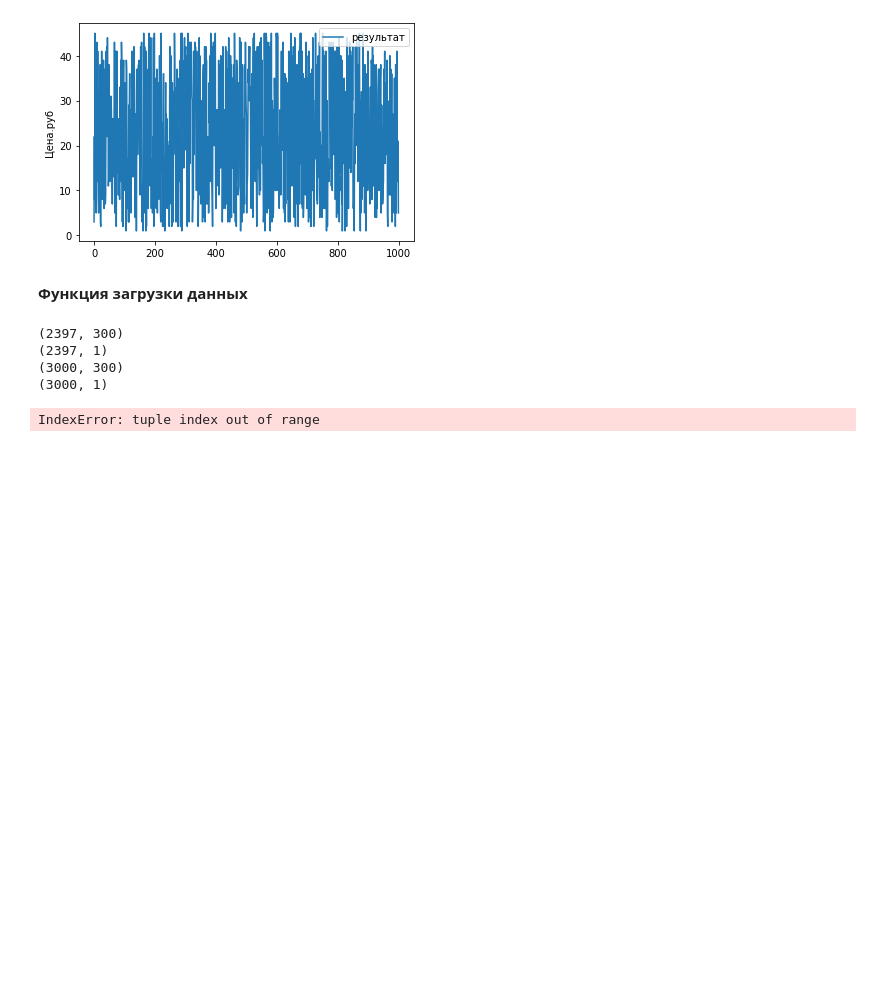
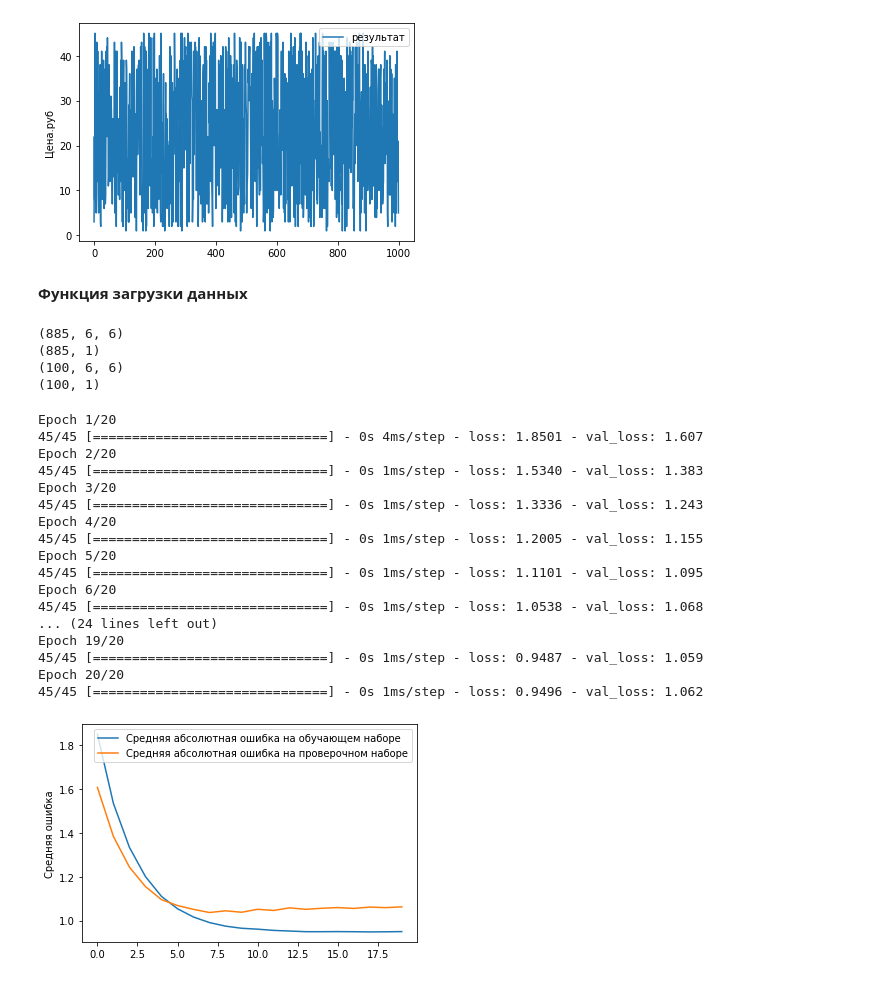
Before and after one commit to fazalpge/Forecast, a Jupyter notebook: pythonProject/Forecast_nuberline.ipynb, the cells around one changed output. Saved outputs shown, nothing was run; the diff lists cells and outputs as text; code cells hidden in the pictures; blank space fills up the shorter version.

```diff
--- a/pythonProject/Forecast_nuberline.ipynb
+++ b/pythonProject/Forecast_nuberline.ipynb
@@ -80,13 +80,13 @@ def DataNormalization(data, Channels, Normalization):
     scaler = MinMaxScaler()
 
   #Берём только те каналы, которые указаны в аргументе функции
-  resData = data.reshape(-1,1)
-  #[:,Channels]
+  resData = data[:,Channels]
   #Обучаем нормировщик
   scaler.fit(resData)
   #Нормируем данные
   resData = scaler.transform(resData)
   return (resData, scaler)
+
 #Функция "раскусывания" данных для временных рядов
 #data - данные
 #xLen - размер фрема, по которому предсказываем
@@ -143,34 +143,32 @@ def getXTrainFromTimeSeries(data, xLen, xChannels, yChannels, stepsForward, xNor
     xVal = np.array([x.flatten() for x in xVal])
 
   return (xTrain, yTrain), (xVal, yVal), (xScaler, yScaler)
-
-
-
-#Формируем параметры загрузки данных
-xLen = 300 #Анализируем по 300 прошедшим точкам
-stepsForward = 1 #Предсказываем на 1 шаг вперёд
-xChannels = [0] #Используемвсе входные каналы
-yChannels = [0] #Предказываем только open канал
-xNormalization = 0 #Нормируем входные каналы стандартным распределением
-yNormalization = 0#Нормируем выходные каналы стандартным распределением
-valLen = 3000 #Используем 30.000 записей для проверки0
-returnFlatten = 1 #Вернуть одномерные вечеторы
-convertToDerivative = 0 #Не превращать в производную
-
-#Загружаем данные
-(xTrain, yTrain), (xVal, yVal), (xScaler, yScaler) = \
-    getXTrainFromTimeSeries(con_r, xLen, xChannels, yChannels, stepsForward, xNormalization, yNormalization, returnFlatten, valLen, convertToDerivative)
-
-#Выводим размеры данных для проверки
-print(xTrain.shape)
-print(yTrain.shape)
-print(xVal.shape)
-print(yVal.shape)
-# %% [output]
-(2397, 300)
-(2397, 1)
-(3000, 300)
-(3000, 1)
+# %%
+#Формируем параметры загрузки данных
+xLen = 6 #Анализируем по 300 прошедшим точкам
+stepsForward = 1 #Предсказываем на 1 шаг вперёд
+xChannels = range(con.shape[1]) #Используемвсе входные каналы
+yChannels = [0] #Предказываем только open канал
+xNormalization = 0 #Нормируем входные каналы стандартным распределением
+yNormalization = 0#Нормируем выходные каналы стандартным распределением
+valLen = 100 #Используем 30.000 записей для проверки0
+returnFlatten = 0 #Вернуть одномерные вечеторы
+convertToDerivative = 0 #Не превращать в производную
+
+#Загружаем данные
+(xTrain, yTrain), (xVal, yVal), (xScaler, yScaler) = \
+    getXTrainFromTimeSeries(con, xLen, xChannels, yChannels, stepsForward, xNormalization, yNormalization, returnFlatten, valLen, convertToDerivative)
+
+#Выводим размеры данных для проверки
+print(xTrain.shape)
+print(yTrain.shape)
+print(xVal.shape)
+print(yVal.shape)
+# %% [output]
+(885, 6, 6)
+(885, 1)
+(100, 6, 6)
+(100, 1)
 # %%
 #Функция рассчитываем результаты прогнозирования сети
 #В аргументы принимает сеть (currModel) и проверочную выборку
@@ -231,30 +229,46 @@ def showCorr(channels, corrSteps, predVal, yValUnscaled):
   plt.show()
 # %%
 modelC = Sequential()
-inputshape = (xTrain.shape[1], xTrain.shape[2])
-modelC.add(Conv1D(50, 5, inputshape), activation="linear")
+modelC.add(Conv1D(60, 6, input_shape = (xTrain.shape[1], xTrain.shape[2]), activation="linear"))
 modelC.add(Flatten())
 modelC.add(Dense(10, activation="linear"))
 modelC.add(Dense(yTrain.shape[1], activation="linear"))
 
 modelC.compile(loss="mse", optimizer=Adam(lr=1e-4))
 
 history = modelC.fit(xTrain,
                     yTrain,
                     epochs=20,
                     batch_size=20,
                     verbose=1,
                     validation_data=(xVal, yVal))
 
 plt.plot(history.history['loss'],
          label='Средняя абсолютная ошибка на обучающем наборе')
 plt.plot(history.history['val_loss'],
          label='Средняя абсолютная ошибка на проверочном наборе')
 plt.ylabel('Средняя ошибка')
 plt.legend()
 plt.show()
 # %% [output]
-IndexError: tuple index out of range
+Epoch 1/20
+45/45 [==============================] - 0s 4ms/step - loss: 1.8501 - val_loss: 1.607
+Epoch 2/20
+45/45 [==============================] - 0s 1ms/step - loss: 1.5340 - val_loss: 1.383
+Epoch 3/20
+45/45 [==============================] - 0s 1ms/step - loss: 1.3336 - val_loss: 1.243
+Epoch 4/20
+45/45 [==============================] - 0s 1ms/step - loss: 1.2005 - val_loss: 1.155
+Epoch 5/20
+45/45 [==============================] - 0s 1ms/step - loss: 1.1101 - val_loss: 1.095
+Epoch 6/20
+45/45 [==============================] - 0s 1ms/step - loss: 1.0538 - val_loss: 1.068
+... (24 lines left out)
+Epoch 19/20
+45/45 [==============================] - 0s 1ms/step - loss: 0.9487 - val_loss: 1.059
+Epoch 20/20
+45/45 [==============================] - 0s 1ms/step - loss: 0.9496 - val_loss: 1.062
+[figure, added]
 # %%
 #Прогнозируем данные текущей сетью
 currModel = modelC
```
Also changed, not shown: parts of 3 cells of this notebook.
